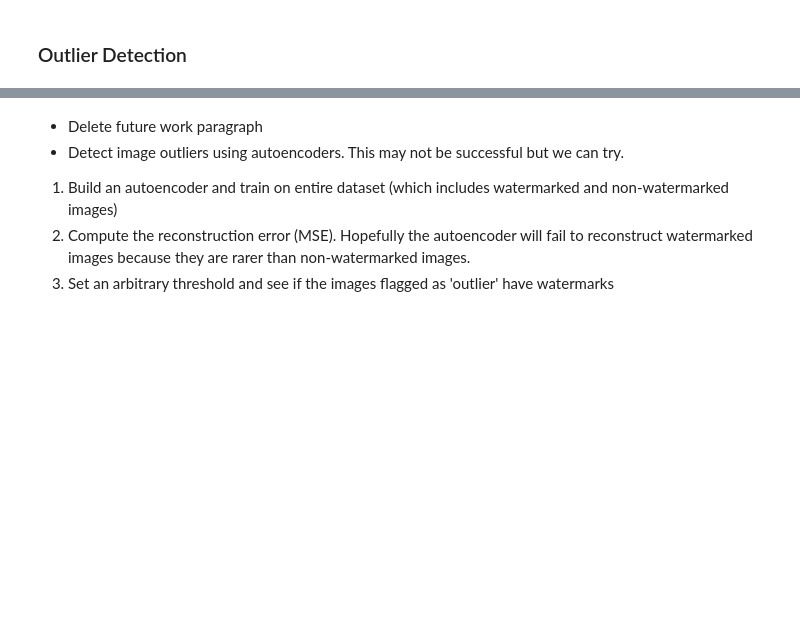
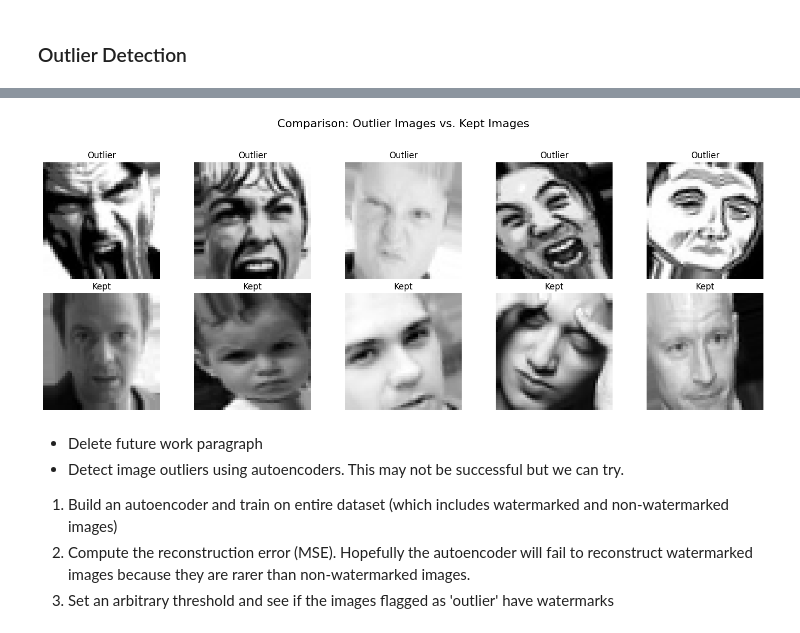
Before and after one commit to kayleeisokay/cs109b-final-project, a Jupyter notebook: MS3.ipynb, the cells around one changed output, grey strips where cells are left out. Saved outputs shown, nothing was run; the diff lists cells and outputs as text; code cells hidden in the pictures; blank space fills up the shorter version.

Commit message:
Added Data Summary & Outlier Detection

```diff
--- a/MS3.ipynb
+++ b/MS3.ipynb
@@ -611,3 +704,28 @@ The strategy going forward will be to train a model without any denoising and th
+# %%
+outlier_indices = np.where(is_outlier)[0]
+kept_indices = np.where(~is_outlier)[0]
+
+n_examples = 5
+sample_outlier_indices = outlier_indices[:n_examples]
+sample_kept_indices = kept_indices[:n_examples]
+
+fig, axes = plt.subplots(2, n_examples, figsize=(15, 6))
+fig.suptitle("Comparison: Outlier Images vs. Kept Images", fontsize=16)
+
+for i, idx in enumerate(sample_outlier_indices):
+    axes[0, i].imshow(all_train_imgs[idx].squeeze(), cmap="gray")
+    axes[0, i].set_title("Outlier")
+    axes[0, i].axis("off")
+
+for i, idx in enumerate(sample_kept_indices):
+    axes[1, i].imshow(all_train_imgs[idx].squeeze(), cmap="gray")
+    axes[1, i].set_title("Kept")
+    axes[1, i].axis("off")
+
+plt.tight_layout(rect=[0, 0, 1, 0.95])
+plt.show()
+# %% [output]
+[figure, added]
 # %% [markdown]
 - Delete future work paragraph
 - Detect image outliers using autoencoders. This may not be successful but we can try.
```
Also changed, not shown: parts of 18 cells of this notebook.
